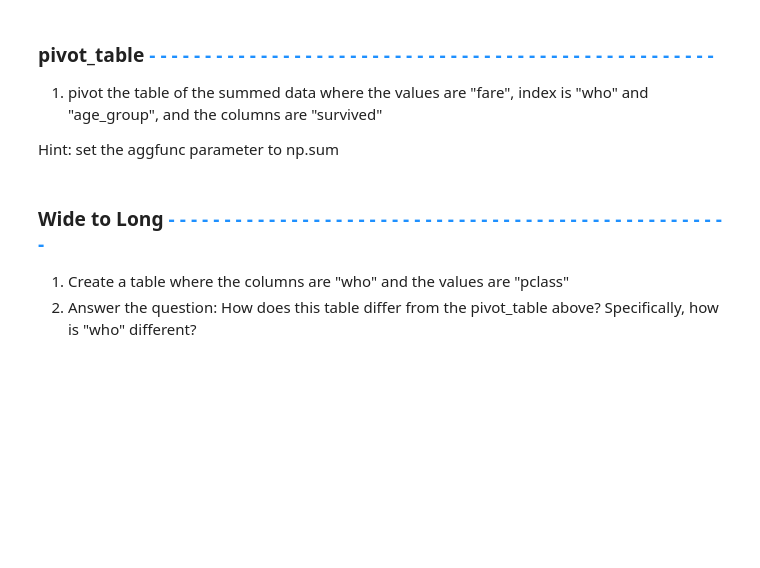
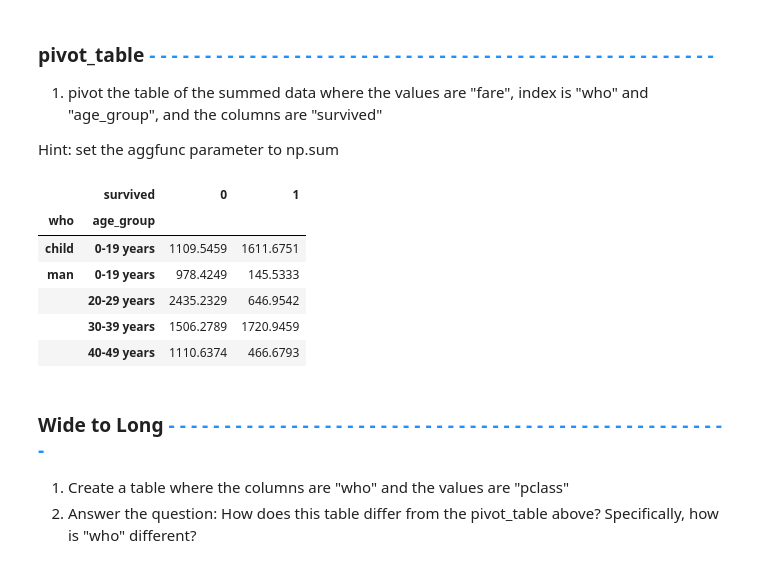
Before and after one commit to tiaran322-dot/data-analysis-projects, a Jupyter notebook: data-manipulation/exercises/Solutions/DataManipulationWorkbook-Solutions.ipynb, the cells around one changed output. Saved outputs shown, nothing was run; the diff lists cells and outputs as text; code cells hidden in the pictures; blank space fills up the shorter version.

```diff
--- a/data-manipulation/exercises/Solutions/DataManipulationWorkbook-Solutions.ipynb
+++ b/data-manipulation/exercises/Solutions/DataManipulationWorkbook-Solutions.ipynb
@@ -316,7 +324,16 @@ sort_data = data.sort_values(by=["who","age"], ascending = False)
 Hint: set the aggfunc parameter to np.sum
 # %%
 #SOLUTION
-data_pt = data.pivot_table("fare", ["who", "age_group"], "survived", aggfunc = np.sum)
+data_pt = data.pivot_table("fare", ["who", "age_group"], "survived", aggfunc = 'sum')
+data_pt.head()
+# %% [output]
+|  | survived | 0 | 1 |
+| who | age_group |  |  |
+| child | 0-19 years | 1109.5459 | 1611.6751 |
+| man | 0-19 years | 978.4249 | 145.5333 |
+|  | 20-29 years | 2435.2329 | 646.9542 |
+|  | 30-39 years | 1506.2789 | 1720.9459 |
+|  | 40-49 years | 1110.6374 | 466.6793 |
 # %% [markdown]
 ### Wide to Long <span style="color:dodgerblue;"> - - - - - - - - - - - - - - - - - - - - - - - - - - - - - - - - - - - - - - - - - - - - - - - - - - - </span>
 
```
Also changed, not shown: parts of 4 cells of this notebook.
